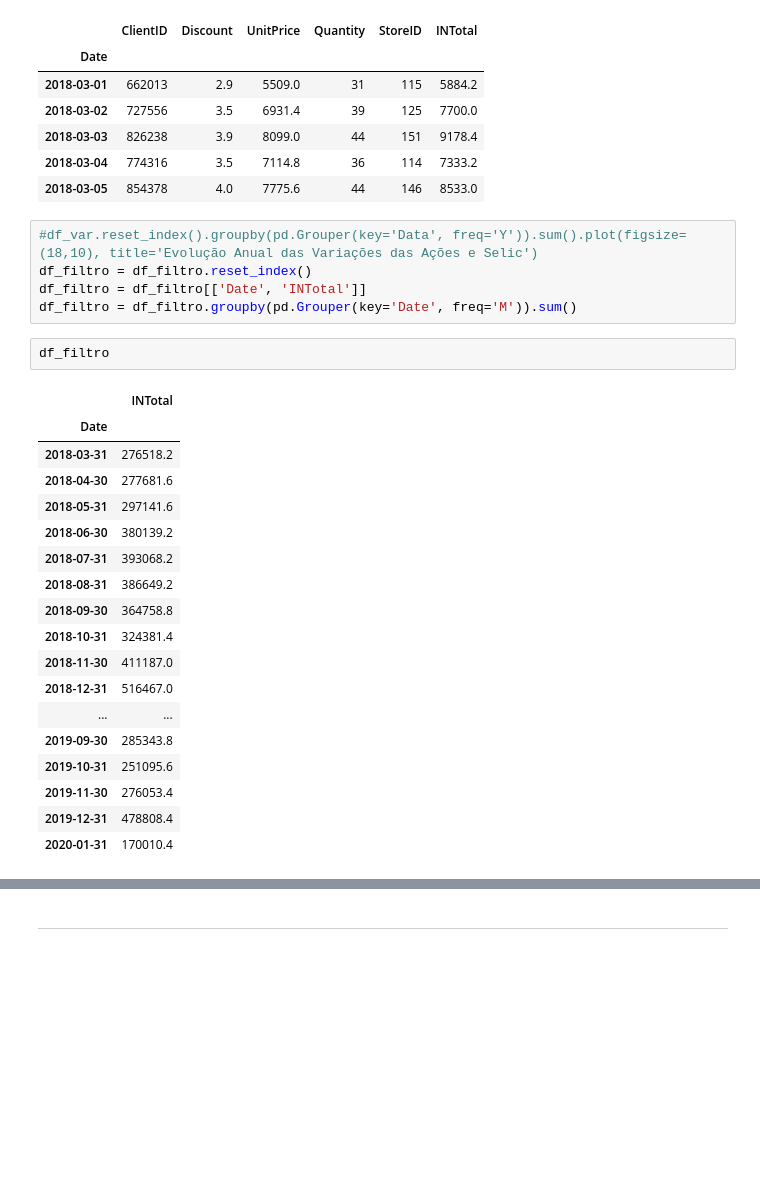
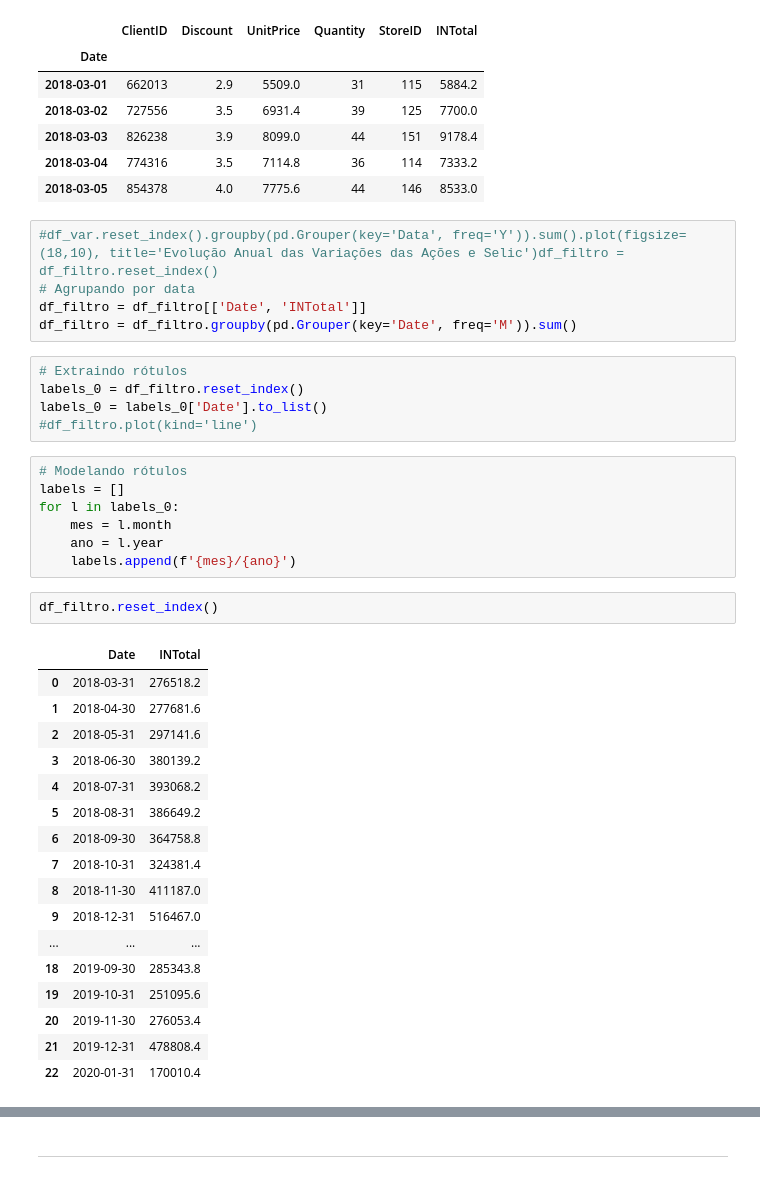
Before and after one commit to kauebr/Estudando, a Jupyter notebook: Processo Seletivo/Análise.ipynb, the cells around one changed output, grey strips where cells are left out. Saved outputs shown, nothing was run; the diff lists cells and outputs as text; blank space fills up the shorter version.

```diff
--- a/Processo Seletivo/Análise.ipynb
+++ b/Processo Seletivo/Análise.ipynb
@@ -325,29 +325,40 @@ df_filtro.head()
 | 2018-03-04 | 774316 | 3.5 | 7114.8 | 36 | 114 | 7333.2 |
 | 2018-03-05 | 854378 | 4.0 | 7775.6 | 44 | 146 | 8533.0 |
 # %%
-#df_var.reset_index().groupby(pd.Grouper(key='Data', freq='Y')).sum().plot(figsize=(18,10), title='Evolução Anual das Variações das Ações e Selic')
-df_filtro = df_filtro.reset_index()
+#df_var.reset_index().groupby(pd.Grouper(key='Data', freq='Y')).sum().plot(figsize=(18,10), title='Evolução Anual das Variações das Ações e Selic')df_filtro = df_filtro.reset_index()
+# Agrupando por data
 df_filtro = df_filtro[['Date', 'INTotal']]
 df_filtro = df_filtro.groupby(pd.Grouper(key='Date', freq='M')).sum()
+# %%
+# Extraindo rótulos
+labels_0 = df_filtro.reset_index()
+labels_0 = labels_0['Date'].to_list()
+#df_filtro.plot(kind='line')
+# %%
+# Modelando rótulos
+labels = []
+for l in labels_0:
+    mes = l.month
+    ano = l.year
+    labels.append(f'{mes}/{ano}')
 # %%
-df_filtro
+df_filtro.reset_index()
 # %% [output]
-|  | INTotal |
-| Date |  |
-| 2018-03-31 | 276518.2 |
-| 2018-04-30 | 277681.6 |
-| 2018-05-31 | 297141.6 |
-| 2018-06-30 | 380139.2 |
-| 2018-07-31 | 393068.2 |
-| 2018-08-31 | 386649.2 |
-| 2018-09-30 | 364758.8 |
-| 2018-10-31 | 324381.4 |
-| 2018-11-30 | 411187.0 |
-| 2018-12-31 | 516467.0 |
-| ... | ... |
-| 2019-09-30 | 285343.8 |
-| 2019-10-31 | 251095.6 |
-| 2019-11-30 | 276053.4 |
-| 2019-12-31 | 478808.4 |
-| 2020-01-31 | 170010.4 |
+|  | Date | INTotal |
+| 0 | 2018-03-31 | 276518.2 |
+| 1 | 2018-04-30 | 277681.6 |
+| 2 | 2018-05-31 | 297141.6 |
+| 3 | 2018-06-30 | 380139.2 |
+| 4 | 2018-07-31 | 393068.2 |
+| 5 | 2018-08-31 | 386649.2 |
+| 6 | 2018-09-30 | 364758.8 |
+| 7 | 2018-10-31 | 324381.4 |
+| 8 | 2018-11-30 | 411187.0 |
+| 9 | 2018-12-31 | 516467.0 |
+| ... | ... | ... |
+| 18 | 2019-09-30 | 285343.8 |
+| 19 | 2019-10-31 | 251095.6 |
+| 20 | 2019-11-30 | 276053.4 |
+| 21 | 2019-12-31 | 478808.4 |
+| 22 | 2020-01-31 | 170010.4 |
 # %%
```
Also changed, not shown: parts of 2 cells of this notebook.
